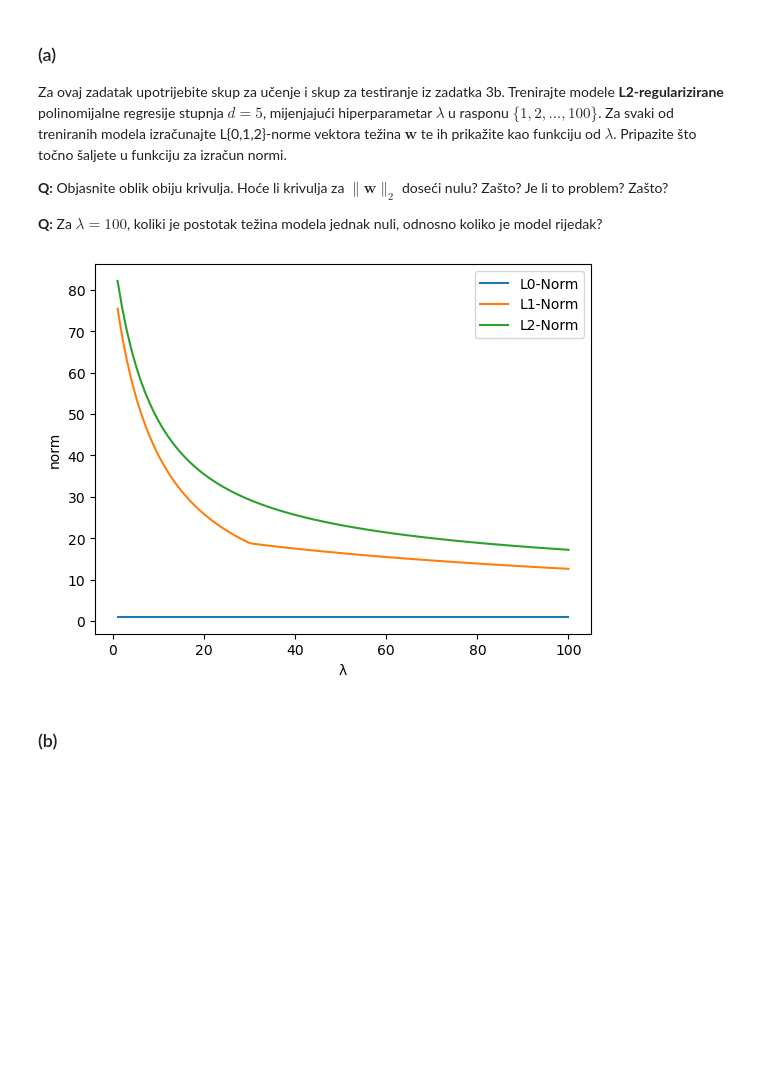
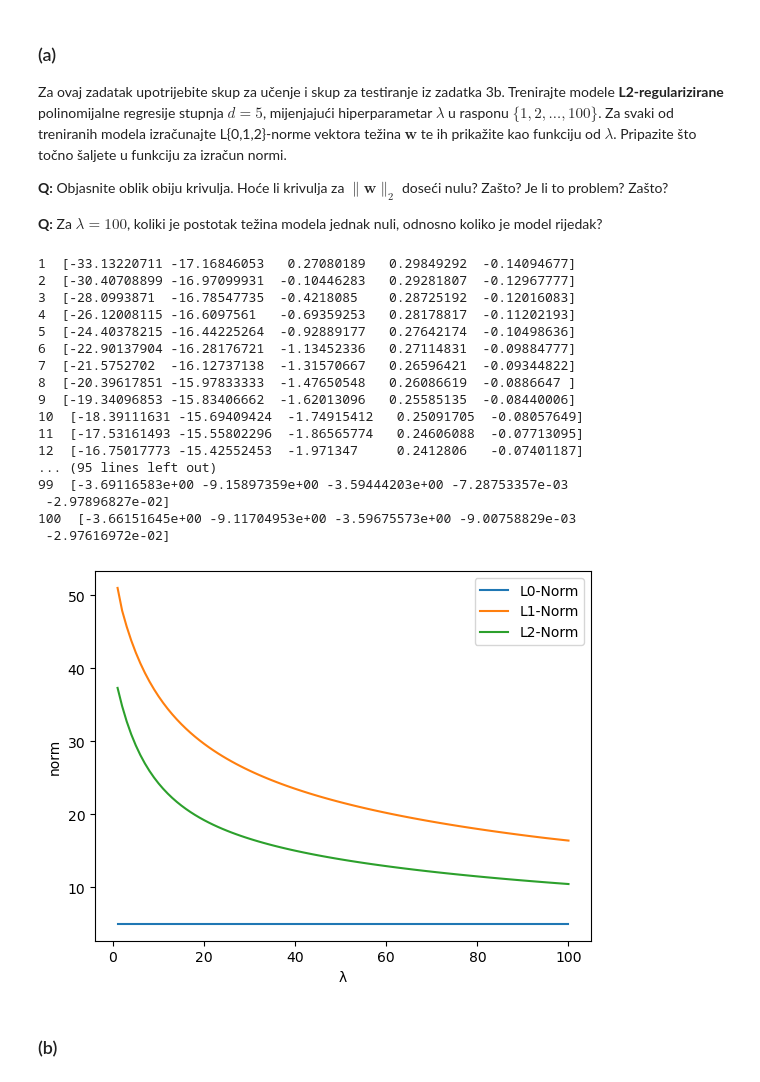
Before and after one commit to IvaGoluza/machine_learning, a Jupyter notebook: SU1-2023-LAB1.ipynb, the cells around one changed output. Cells and saved outputs as stored; diff of their text form; code cells hidden in the pictures; blank space fills up the shorter version.

```diff
--- a/SU1-2023-LAB1.ipynb
+++ b/SU1-2023-LAB1.ipynb
@@ -439,27 +439,45 @@ Za ovaj zadatak upotrijebite skup za učenje i skup za testiranje iz zadatka 3b.
 # %%
 from sklearn.linear_model import Ridge
 # Vaš kôd ovdje
 l0 = []
 l1 = []
 l2 = []
 poly = PolynomialFeatures(5)
 phi = poly.fit_transform(X_train)[:, 1:]
 for l in range(1, 101):
     ridge = Ridge(alpha=l)
     l2_reg = ridge.fit(phi, y_train)
-    w = l2_reg.coef_
+    w = l2_reg.coef_.flatten()
+    print(f'{l}  {w}')
     l0.append(nonzeroes(w))
     l1.append(linalg.norm(w, 1))
-    l2.append(linalg.norm(w))
+    l2.append(linalg.norm(w, 2))
 plt.plot(range(1, 101), l0, label='L0-Norm')
 plt.plot(range(1, 101), l1, label='L1-Norm')
 plt.plot(range(1, 101), l2, label='L2-Norm')
 plt.xlabel("λ")
 plt.ylabel("norm")
 plt.legend(loc="best")
 plt.show()
 # %% [output]
+1  [-33.13220711 -17.16846053   0.27080189   0.29849292  -0.14094677]
+2  [-30.40708899 -16.97099931  -0.10446283   0.29281807  -0.12967777]
+3  [-28.0993871  -16.78547735  -0.4218085    0.28725192  -0.12016083]
+4  [-26.12008115 -16.6097561   -0.69359253   0.28178817  -0.11202193]
+5  [-24.40378215 -16.44225264  -0.92889177   0.27642174  -0.10498636]
+6  [-22.90137904 -16.28176721  -1.13452336   0.27114831  -0.09884777]
+7  [-21.5752702  -16.12737138  -1.31570667   0.26596421  -0.09344822]
+8  [-20.39617851 -15.97833333  -1.47650548   0.26086619  -0.0886647 ]
+9  [-19.34096853 -15.83406662  -1.62013096   0.25585135  -0.08440006]
+10  [-18.39111631 -15.69409424  -1.74915412   0.25091705  -0.08057649]
+11  [-17.53161493 -15.55802296  -1.86565774   0.24606088  -0.07713095]
+12  [-16.75017773 -15.42552453  -1.971347     0.2412806   -0.07401187]
+... (95 lines left out)
+99  [-3.69116583e+00 -9.15897359e+00 -3.59444203e+00 -7.28753357e-03
+ -2.97896827e-02]
+100  [-3.66151645e+00 -9.11704953e+00 -3.59675573e+00 -9.00758829e-03
+ -2.97616972e-02]
-[figure, old version]
+[figure, new version]
 # %% [markdown]
 ### (b)
 # %% [markdown]
```
Also changed, not shown: parts of 10 cells of this notebook.
